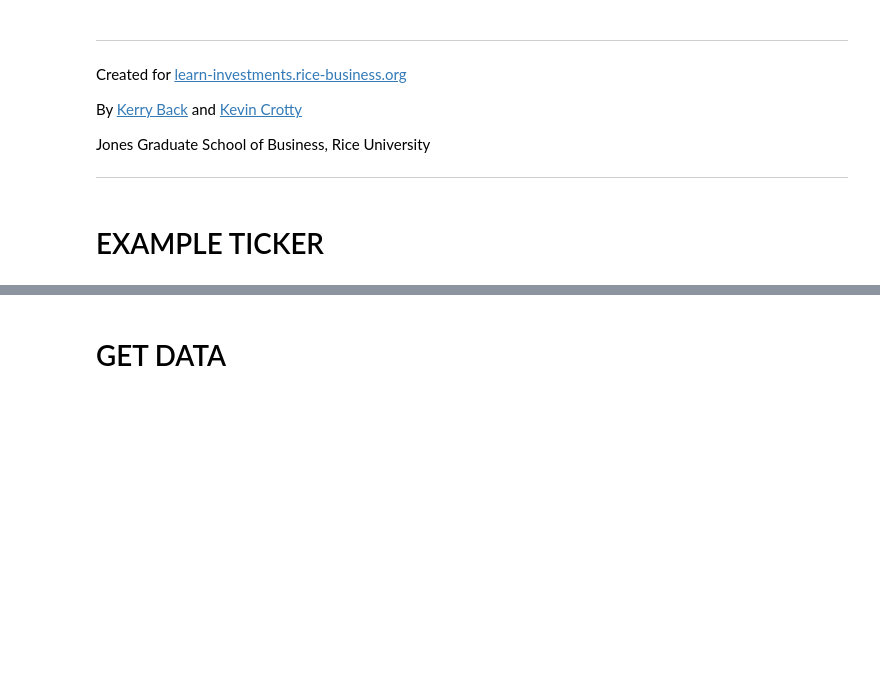
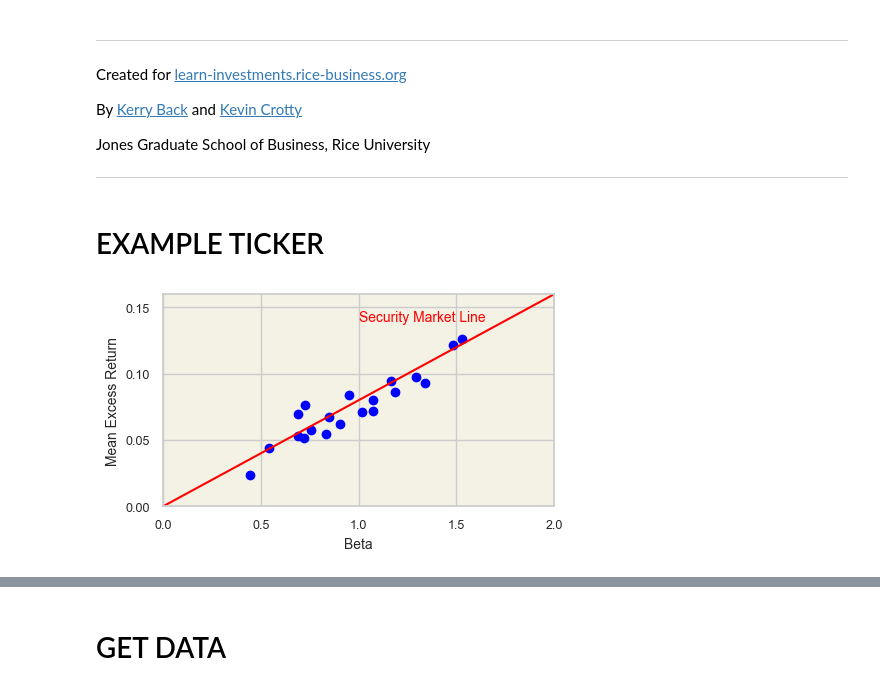
Before and after one commit to kerryback/genai4finance, a Jupyter notebook: notebooks/capm_cost_of_equity_calculator.ipynb, the cells around one changed output, grey strips where cells are left out. Cells and saved outputs as stored; diff of their text form; code cells hidden in the pictures; blank space fills up the shorter version.

```diff
--- a/notebooks/capm_cost_of_equity_calculator.ipynb
+++ b/notebooks/capm_cost_of_equity_calculator.ipynb
@@ -12,3 +12,55 @@ Jones Graduate School of Business, Rice University
 # EXAMPLE TICKER
 # %%
 ticker = "WMT"
+# %%
+import numpy as np
+import matplotlib.pyplot as plt
+from scipy.stats import triang
+import random
+
+# Set random seed for reproducibility
+np.random.seed(42)
+random.seed(42)
+
+# Generate 20 random numbers from a tent distribution (using triangular distribution)
+# Tent distribution with range 0.3 to 1.7 and peak at 1
+c = (1 - 0.3) / (1.7 - 0.3)  # Calculate c parameter for triangular distribution
+x = triang.rvs(c, loc=0.3, scale=1.4, size=20)
+
+# Generate 20 random numbers from normal distribution with mean 0 and std dev 0.01
+z = np.random.normal(0, 0.01, 20)
+
+# Define y = 0.8*x + z
+y = 0.08 * x + z
+
+# Create the plot
+plt.figure(figsize=(5, 3))
+
+# Plot the 20 points
+plt.scatter(x, y, color='blue')
+
+# Plot the Security Market Line (line through 0 with slope 0.08)
+beta_range = np.array([0, 2])
+sml = 0.08 * beta_range
+plt.plot(beta_range, sml, color='red', linestyle='-')
+
+# Make tick labels smaller
+plt.tick_params(axis='both', which='major', labelsize=9)
+
+
+# Add annotation for the Security Market Line
+plt.annotate('Security Market Line', xy=(1, 0.14), xytext=(1, 0.14),
+             color='red', fontsize=10)
+
+# Set axis labels with fontsize 14
+plt.xlabel('Beta', fontsize=10)
+plt.ylabel('Mean Excess Return', fontsize=10)
+plt.yticks([0, 0.05, 0.1, 0.15])
+plt.xticks([0, 0.5, 1, 1.5, 2])
+plt.xlim(0, 2)
+plt.ylim(0, 0.16)
+# Adjust layout
+plt.tight_layout()
+plt.savefig("../posts/03-capm/sml.png")
+# %% [output]
+[figure, added]
```
Also changed, not shown: parts of 4 cells of this notebook, 22 other files.
